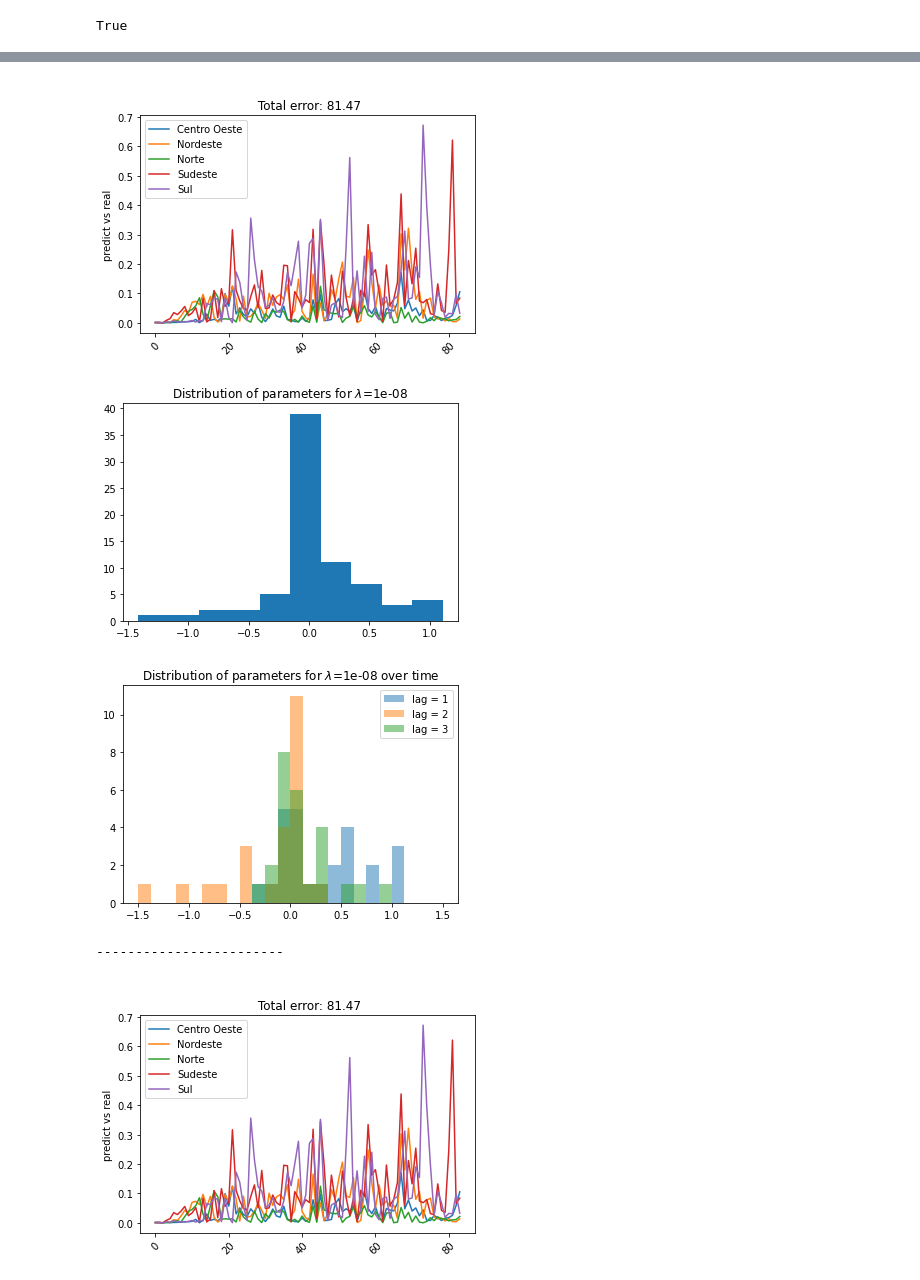
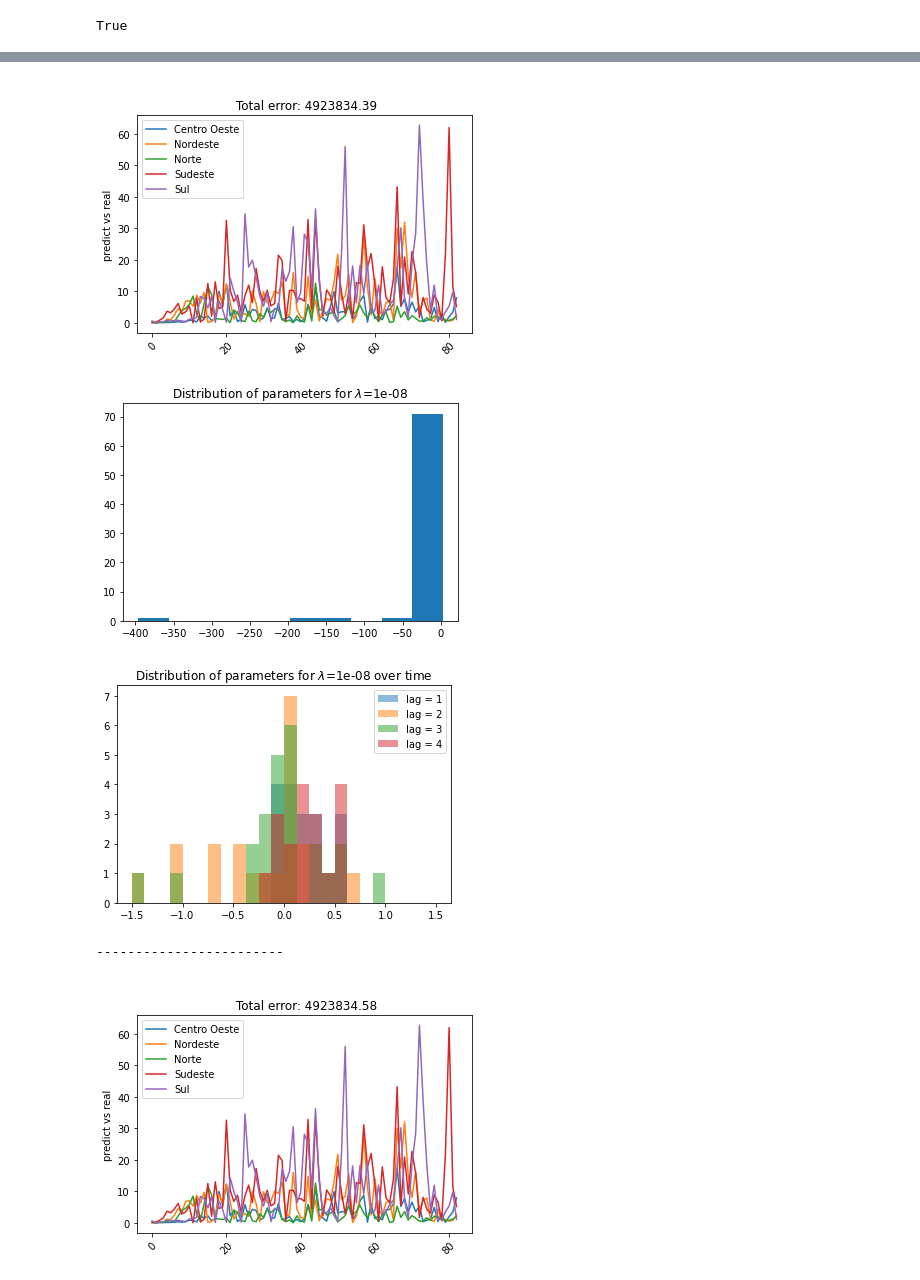
Before and after one commit to FelipeSchreiber/BR_COVID_SPATIAL_TIMESERIES, a Jupyter notebook: ModelingNumberOfCases.ipynb, the cells around one changed output, grey strips where cells are left out. Drawn from its saved outputs; the diff is of its cells as text; code cells hidden in the pictures.

```diff
--- a/ModelingNumberOfCases.ipynb
+++ b/ModelingNumberOfCases.ipynb
@@ -198,6 +226,7 @@ var1632833[0, 3] == var1632834[0, 0] @ 0.001409375048722 + var1632834[0, 1] @ 0.
 # %%
+constraints,C,Y_hat = make_constraints(Y.copy())
 lambda_ = 1
-obj = cp.Minimize(cp.sum_squares(Y_hat[:,n:] - Y_scaled[:,n:]) + lambda_*cp.norm1(cp.hstack(C)))
+obj = cp.Minimize(cp.sum_squares(Y_hat[:,n:] - Y[:,n:]) + lambda_*cp.norm1(cp.hstack(C)))
 p = cp.Problem(obj,constraints)
-p.solve(solver="ECOS",verbose=True)
+p.solve()
 # %% [output]
@@ -235,12 +247,12 @@ array([[1.47095965e-01, 5.97559040e-06, 1.94424377e-08, 1.76985289e-01,
 # %%
-def make_plot_Y(Y_scaled,Y_hat):
+def make_plot_Y(Y,Y_hat):
     l = ["Centro Oeste","Nordeste","Norte","Sudeste","Sul"]
     for i in range(5):
-        plt.plot(abs(Y_scaled[i,:] - Y_hat.value[i,:]),label=l[i])
+        plt.plot(abs(Y[i,:] - Y_hat.value[i,:]),label=l[i])
     plt.legend()
     plt.ylabel("predict vs real")
     plt.xticks(rotation=45)
-    text = f"\n Total error: {np.sum(np.abs(1 - Y_hat.value/Y_scaled)) :.2f}"
+    text = f"\n Total error: {np.sum(np.abs(1 - Y_hat.value/Y)) :.2f}"
 #     plt.text(0.7, 0.9,text)
     plt.title(text)
     plt.savefig(f"errors_lambda_{l}.png")
@@ -247,0 +264,6 @@ def make_plot_Y(Y_scaled,Y_hat):
+# %%
+constraints,C,Y_hat = make_constraints(Y.copy(),pred,True)
+lambda_ = 1
+obj = cp.Minimize(cp.sum_squares(Y_hat[:,n:] - Y[:,n:]) + lambda_*cp.norm1(cp.hstack(C)))
+p = cp.Problem(obj,constraints)
+p.solve()
@@ -254,7 +282,7 @@ def make_plot_C(C,l):
 # %%
 def make_plot_C_3d(C,l):
     bins = np.linspace(-1.5, 1.5, 25)
-    for i in range(k):
+    for i in range(len(C)):
         a = C[i].value
         plt.hist(a.flat,bins,alpha=0.5,label=f"lag = {i+1}")
     plt.title(f"Distribution of parameters for $\lambda$={l} over time")
@@ -262,18 +290,21 @@ def make_plot_C_3d(C,l):
     plt.savefig(f"dist_time_lambda_{l}.png")
     plt.show()
 # %%
-for lambda_ in np.logspace(-8,8,17):
-    #lambda_ = 10**i
-    obj = cp.Minimize(cp.sum_squares(Y_hat[:,n:] - Y_scaled[:,n:]) + lambda_*cp.norm1(cp.hstack(C)))
+with_preds = []
+lambdas = np.logspace(-8,8,17)
+for lambda_ in lambdas:
+    constraints,C,Y_hat = make_constraints(Y.copy(),pred,True)
+    obj = cp.Minimize(cp.sum_squares(Y_hat[:,n:] - Y[:,n:]) + lambda_*cp.norm1(cp.hstack(C)))
     p = cp.Problem(obj,constraints)
-    p.solve(solver="ECOS")
-    make_plot_Y(Y_scaled,Y_hat)
+    p.solve()
+    with_preds.append(np.sum(np.abs(1 - Y_hat[:,n:].value/Y[:,n:])))
+    make_plot_Y(Y[:,n:],Y_hat[:,n:])
     make_plot_C(C,lambda_)
     make_plot_C_3d(C,lambda_)
     print("------------------------")
 # %% [output]
-[figure, old version]
+[figure, new version]
-[figure, old version]
+[figure, new version]
-[figure, old version]
+[figure, new version]
 ------------------------
-[figure, old version]
+[figure, new version]
```
Also changed, not shown: parts of 42 cells of this notebook, 2 other files.
